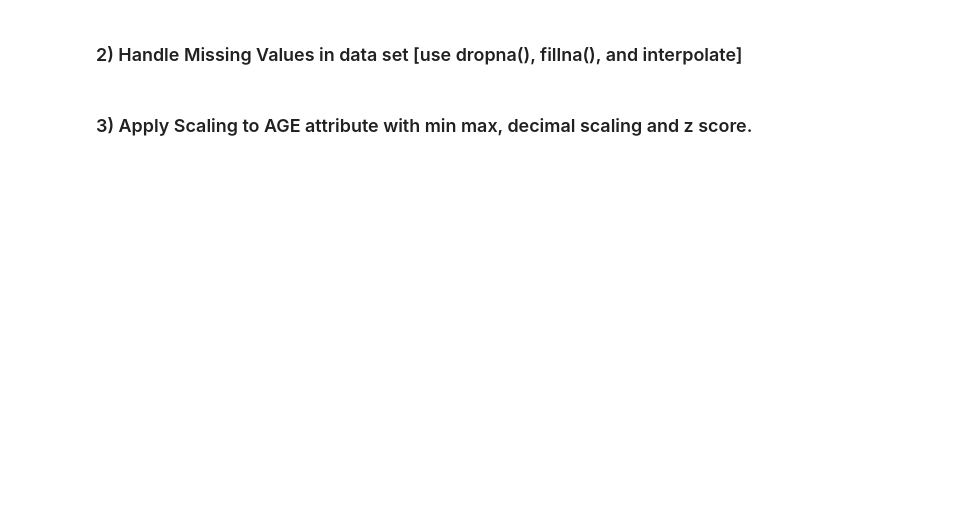
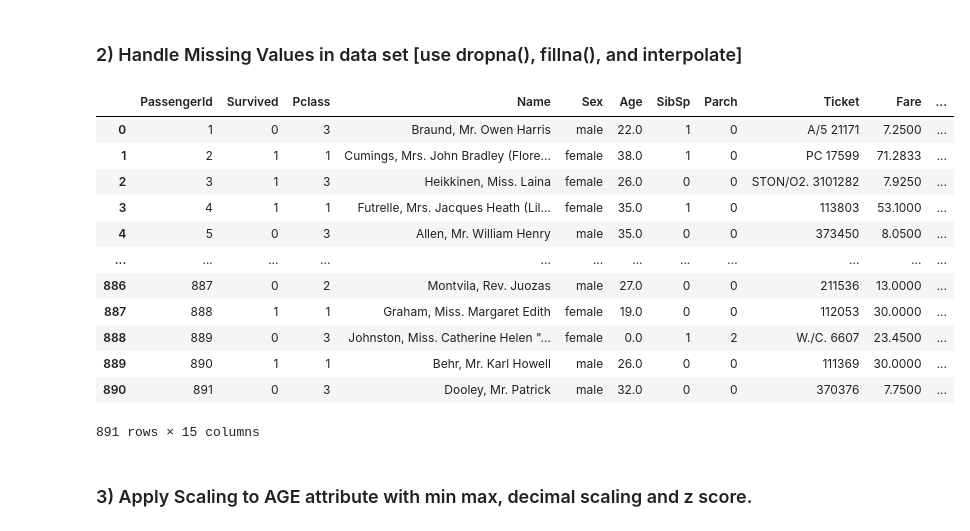
Before and after one commit to Dhairya3391/DM, a Jupyter notebook: Lab5.ipynb, the cells around one changed output. Cells and saved outputs as stored; diff of their text form; code cells hidden in the pictures; blank space fills up the shorter version.

```diff
--- a/Lab5.ipynb
+++ b/Lab5.ipynb
@@ -12,8 +28,30 @@ df = pd.read_csv('./Titanic Data.csv')
 # %% [markdown]
 ### 2)  Handle Missing Values in data set [use dropna(), fillna(), and interpolate]
 # %%
-df.dropna();
-df.fillna();
-df.interpolate();
+### 2)  Handle Missing Values in data set [use dropna(), fillna(), and interpolate] use mean median and mode
+df_dropna = df.dropna()
+df_fillna_mean = df.fillna(df.mean(numeric_only=True))
+df_fillna_median = df.fillna(df.median(numeric_only=True))
+df_fillna_mode = df.fillna(df.mode().iloc[0])
+df_interpolate = df.interpolate(method='linear')
+# %%
+df_fillna_mean
+# df_fillna_median
+# df_fillna_mode
+# df_interpolate
+# %% [output]
+|  | PassengerId | Survived | Pclass | Name | Sex | Age | SibSp | Parch | Ticket | Fare | ... |
+| 0 | 1 | 0 | 3 | Braund, Mr. Owen Harris | male | 22.0 | 1 | 0 | A/5 21171 | 7.2500 | ... |
+| 1 | 2 | 1 | 1 | Cumings, Mrs. John Bradley (Flore... | female | 38.0 | 1 | 0 | PC 17599 | 71.2833 | ... |
+| 2 | 3 | 1 | 3 | Heikkinen, Miss. Laina | female | 26.0 | 0 | 0 | STON/O2. 3101282 | 7.9250 | ... |
+| 3 | 4 | 1 | 1 | Futrelle, Mrs. Jacques Heath (Lil... | female | 35.0 | 1 | 0 | 113803 | 53.1000 | ... |
+| 4 | 5 | 0 | 3 | Allen, Mr. William Henry | male | 35.0 | 0 | 0 | 373450 | 8.0500 | ... |
+| ... | ... | ... | ... | ... | ... | ... | ... | ... | ... | ... | ... |
+| 886 | 887 | 0 | 2 | Montvila, Rev. Juozas | male | 27.0 | 0 | 0 | 211536 | 13.0000 | ... |
+| 887 | 888 | 1 | 1 | Graham, Miss. Margaret Edith | female | 19.0 | 0 | 0 | 112053 | 30.0000 | ... |
+| 888 | 889 | 0 | 3 | Johnston, Miss. Catherine Helen "... | female | 0.0 | 1 | 2 | W./C. 6607 | 23.4500 | ... |
+| 889 | 890 | 1 | 1 | Behr, Mr. Karl Howell | male | 26.0 | 0 | 0 | 111369 | 30.0000 | ... |
+| 890 | 891 | 0 | 3 | Dooley, Mr. Patrick | male | 32.0 | 0 | 0 | 370376 | 7.7500 | ... |
+891 rows × 15 columns
 # %% [markdown]
 ### 3)  Apply Scaling to AGE attribute with min max, decimal scaling and z score.
```
Also changed, not shown: parts of 3 cells of this notebook, 2 other files.
